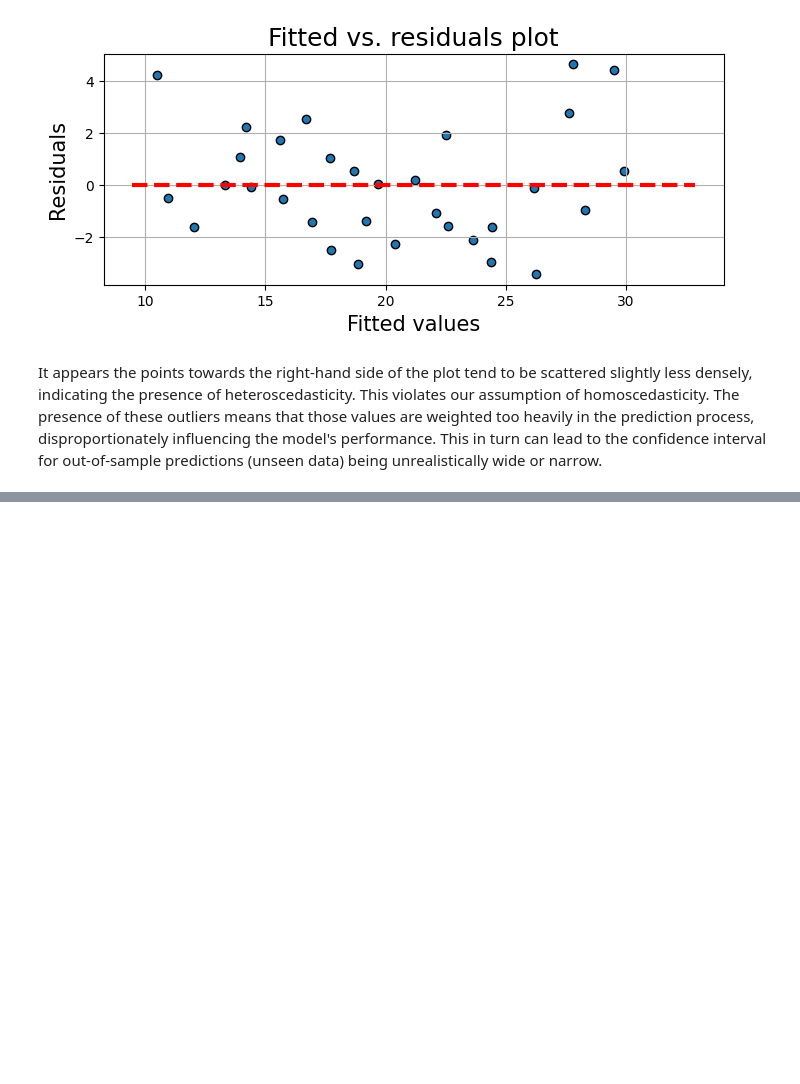
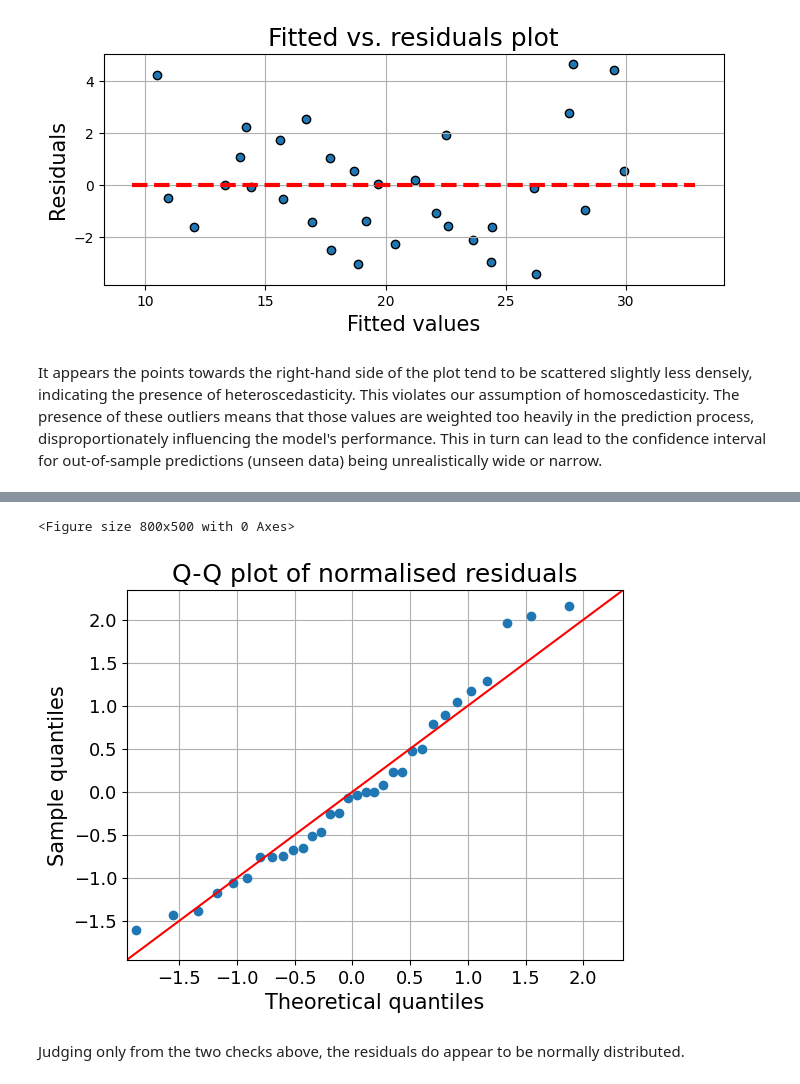
Before and after one commit to AlazarG19/Data-Science-Important-Lessons, a Jupyter notebook: Linear Regression/Multiple_Linear_Regression_Advanced_Regression_Analysis_part2.ipynb, the cells around one changed output, grey strips where cells are left out. Saved outputs shown, nothing was run; the diff lists cells and outputs as text; code cells hidden in the pictures; blank space fills up the shorter version.

Commit message:
checking for normality

```diff
--- a/Linear Regression/Multiple_Linear_Regression_Advanced_Regression_Analysis_part2.ipynb
+++ b/Linear Regression/Multiple_Linear_Regression_Advanced_Regression_Analysis_part2.ipynb
@@ -165,3 +195,18 @@ It appears the points towards the right-hand side of the plot tend to be scatter
+# %%
+plt.figure(figsize=(8,5))
+fig=qqplot(fitted.resid_pearson,line='45',fit='True')
+plt.xticks(fontsize=13)
+plt.yticks(fontsize=13)
+plt.xlabel("Theoretical quantiles",fontsize=15)
+plt.ylabel("Sample quantiles",fontsize=15)
+plt.title("Q-Q plot of normalised residuals",fontsize=18)
+plt.grid(True)
+plt.show()
+# %% [output]
+<Figure size 800x500 with 0 Axes>
+[figure, added]
+# %% [markdown]
+Judging only from the two checks above, the residuals do appear to be normally distributed.
 # %% [markdown]
 #
 
```
Also changed, not shown: parts of 4 cells of this notebook.
